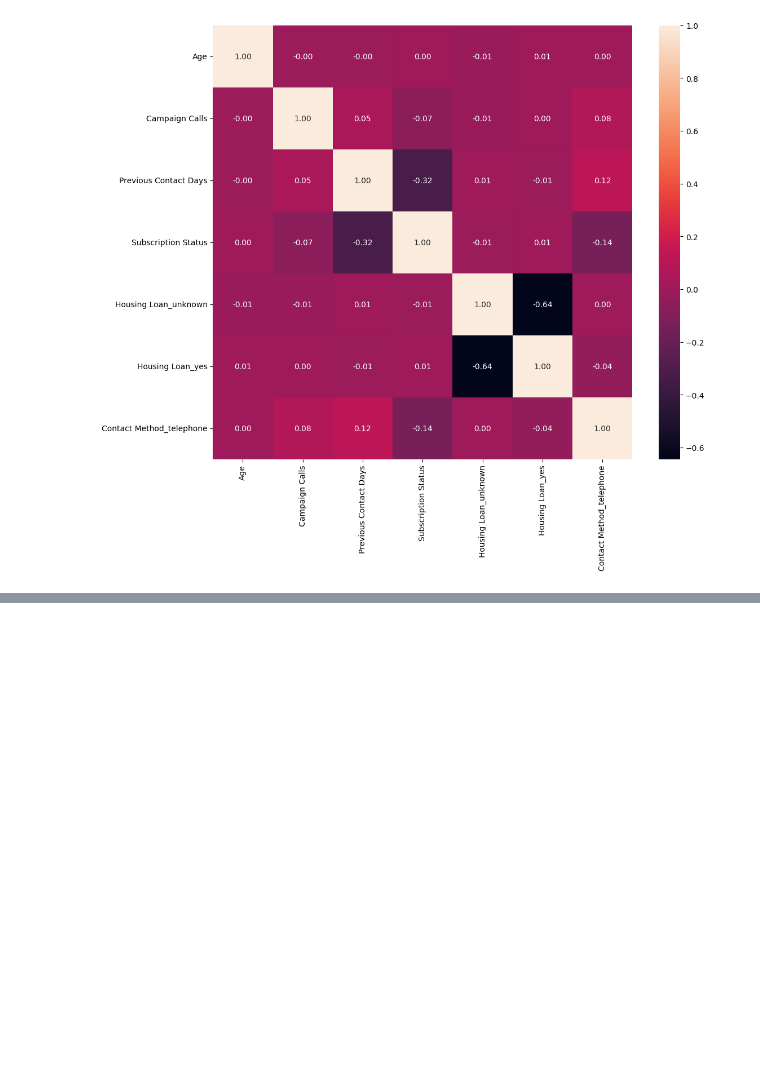
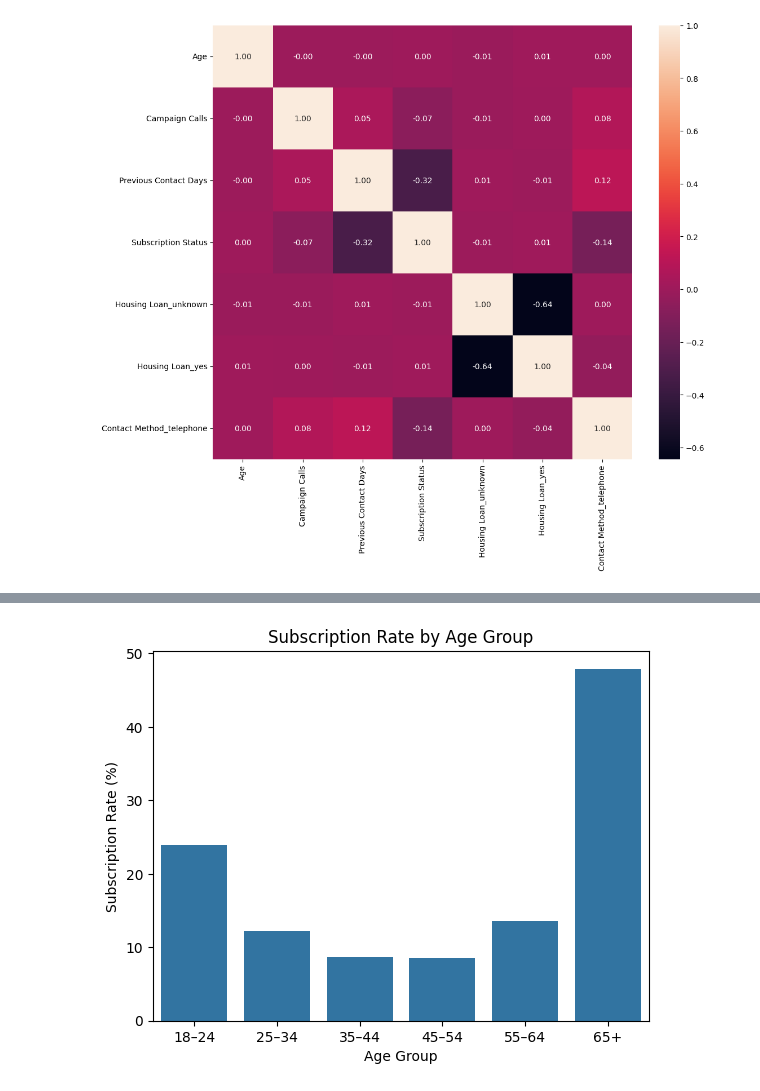
Before and after one commit to JadeWong00/AI-SOLUTION-DEVELOPMENT-PROJECT, a Jupyter notebook: eda.ipynb, the cells around one changed output, grey strips where cells are left out. Cells and saved outputs as stored; diff of their text form; code cells hidden in the pictures; blank space fills up the shorter version.

```diff
--- a/eda.ipynb
+++ b/eda.ipynb
@@ -410,0 +563,3 @@ sns.heatmap(df_encoded_rest.corr(numeric_only=True), annot=True, fmt=".2f")
+# %%
+age_rate = sub_rate(df_eda, "Age Group")
+age_rate
@@ -410,0 +574,11 @@ sns.heatmap(df_encoded_rest.corr(numeric_only=True), annot=True, fmt=".2f")
+# %%
+sns.barplot(
+    data=age_rate,
+    x="Age Group",
+    y="subscription_rate"
+)
+plt.ylabel("Subscription Rate (%)")
+plt.title("Subscription Rate by Age Group")
+plt.show()
+# %% [output]
+[figure, added]
```
Also changed, not shown: parts of 23 cells of this notebook.
